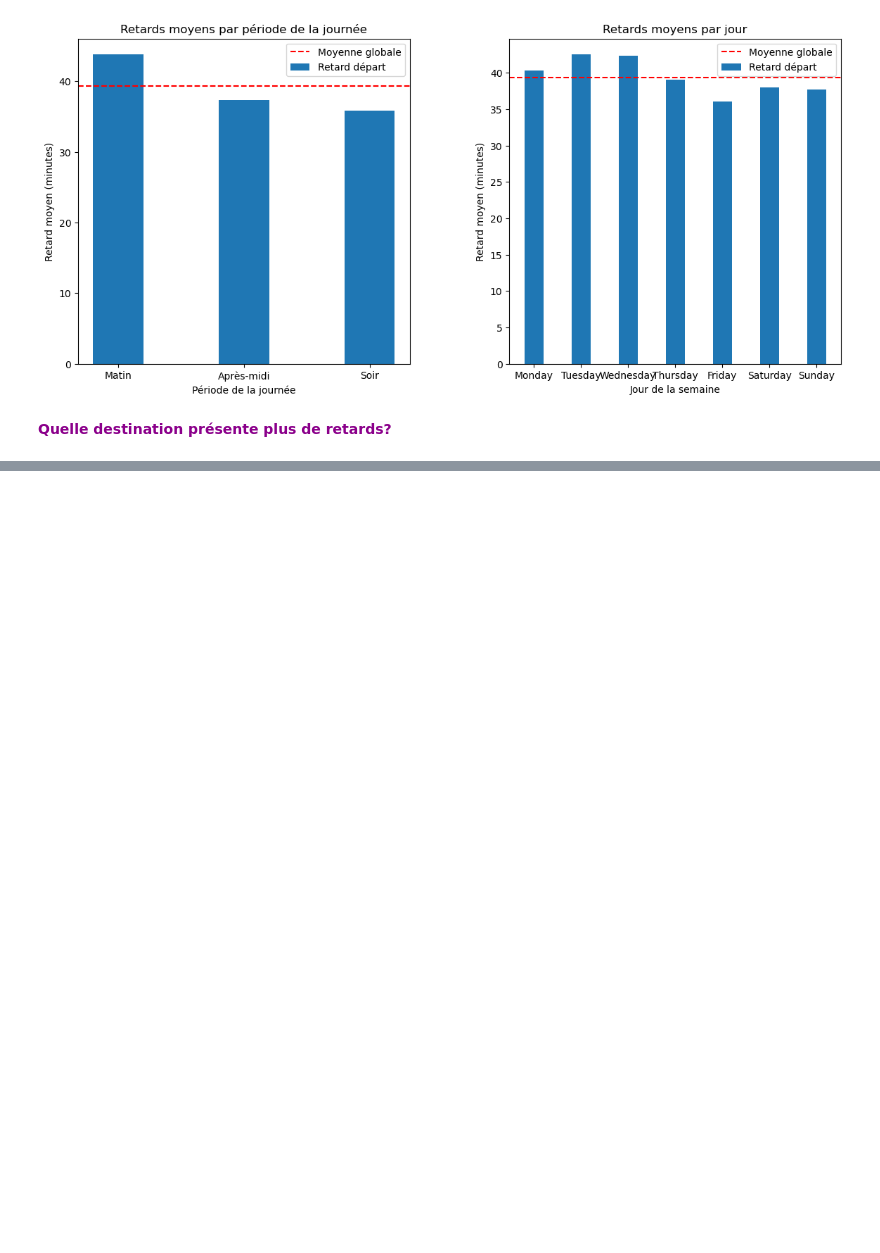
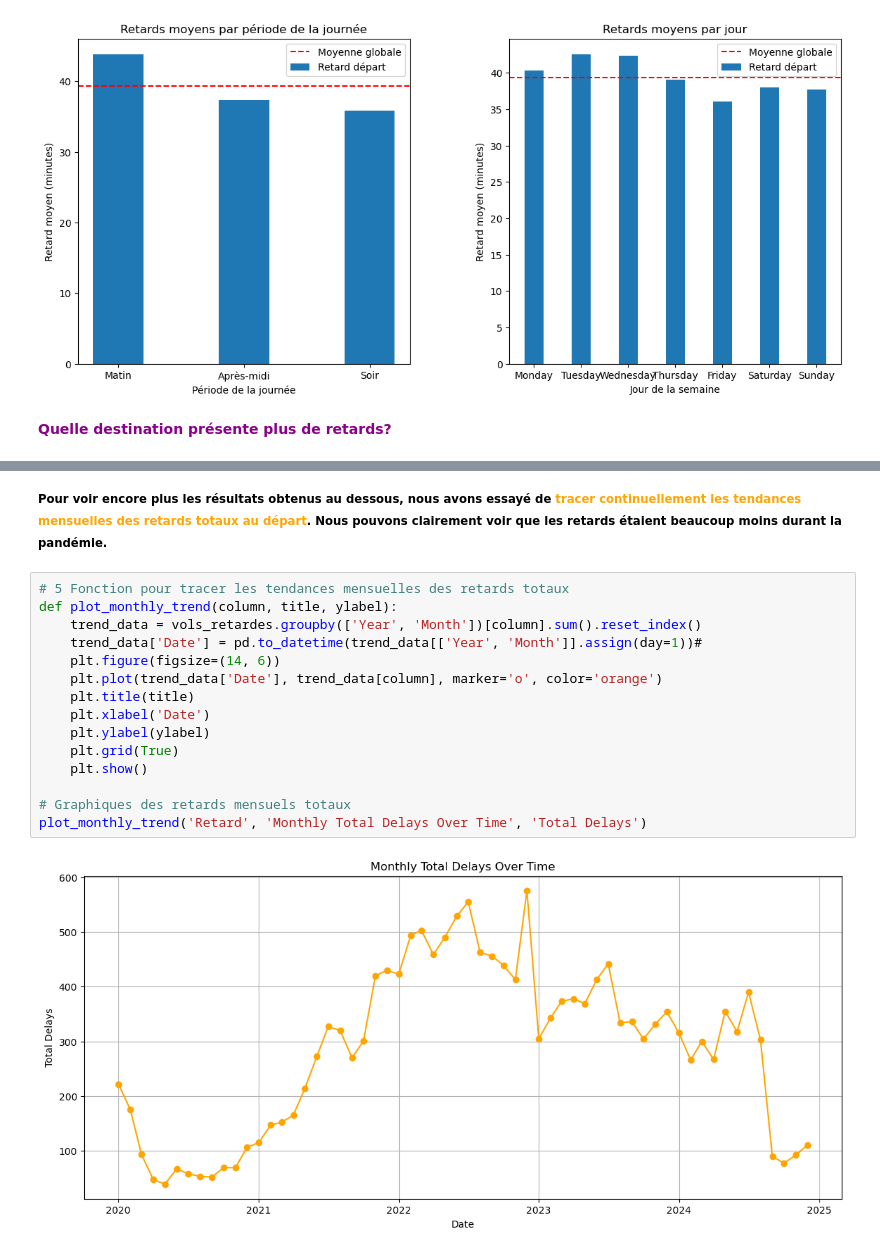
Before and after one commit to OUALYoss/Projet_Python-pour-la-data-science, a Jupyter notebook: Traitement_de_la_base_des_Vols.ipynb, the cells around one changed output, grey strips where cells are left out. Drawn from its saved outputs; the diff is of its cells as text; blank space fills up the shorter version.

```diff
--- a/Traitement_de_la_base_des_Vols.ipynb
+++ b/Traitement_de_la_base_des_Vols.ipynb
@@ -812,0 +847,19 @@ m
+# %% [markdown]
+<small>**Pour voir encore plus les résultats obtenus au dessous, nous avons essayé de <span style="color:orange;">tracer continuellement les tendances mensuelles des retards totaux au départ</span>. Nous pouvons clairement voir que les retards étaient beaucoup moins durant la pandémie.**</small>
+# %%
+# 5 Fonction pour tracer les tendances mensuelles des retards totaux
+def plot_monthly_trend(column, title, ylabel):
+    trend_data = vols_retardes.groupby(['Year', 'Month'])[column].sum().reset_index()
+    trend_data['Date'] = pd.to_datetime(trend_data[['Year', 'Month']].assign(day=1))#
+    plt.figure(figsize=(14, 6))
+    plt.plot(trend_data['Date'], trend_data[column], marker='o', color='orange')
+    plt.title(title)
+    plt.xlabel('Date')
+    plt.ylabel(ylabel)
+    plt.grid(True)
+    plt.show()
+
+# Graphiques des retards mensuels totaux
+plot_monthly_trend('Retard', 'Monthly Total Delays Over Time', 'Total Delays')
+# %% [output]
+[figure, added]
```
Also changed, not shown: parts of 27 cells of this notebook.
